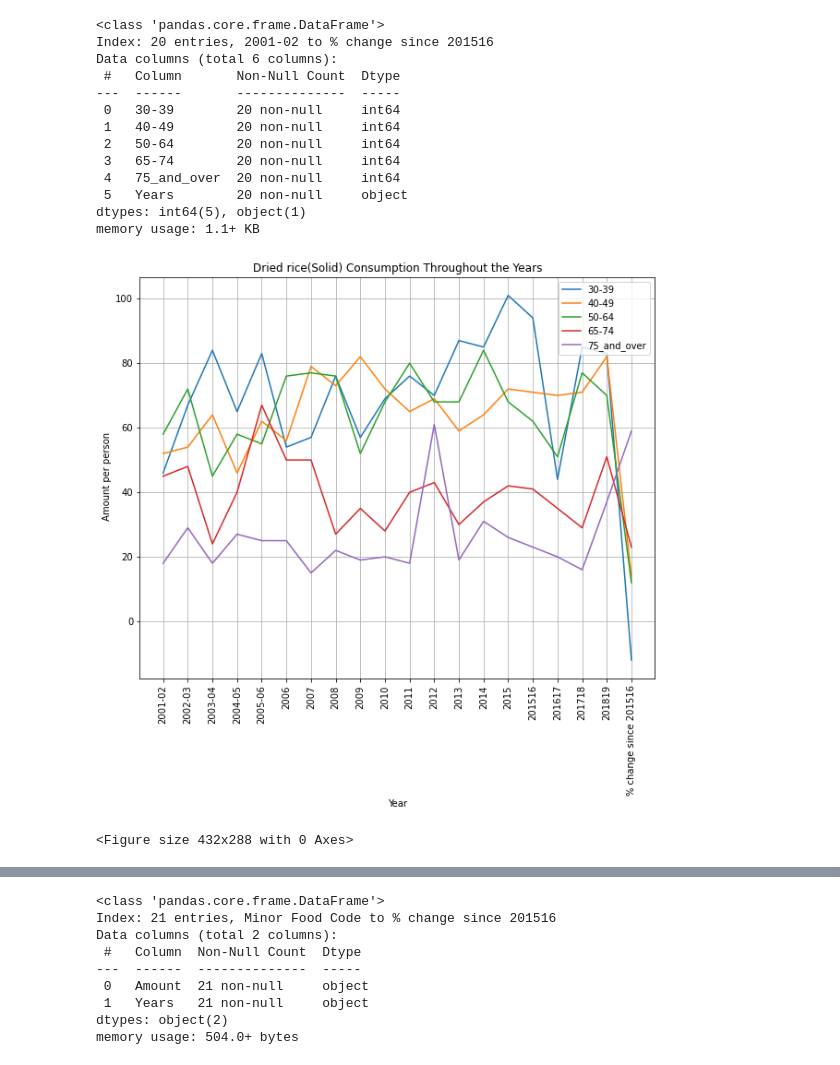
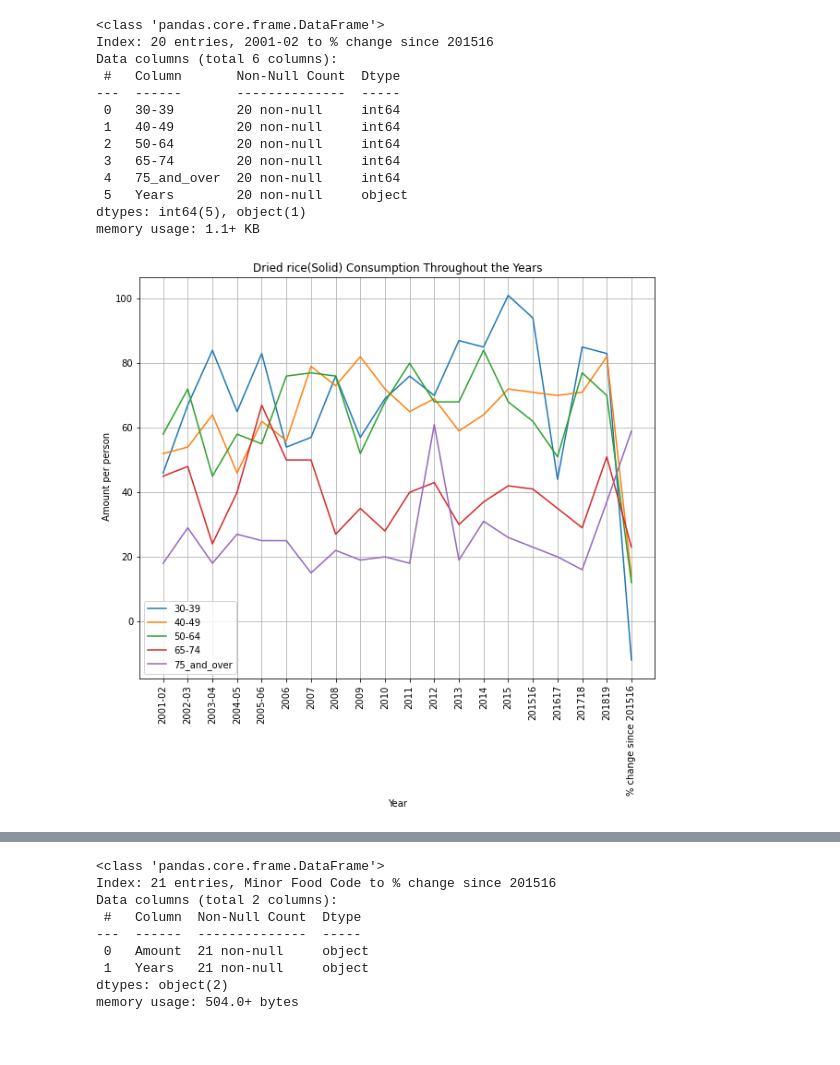
Before and after one commit to kass173/Project-1, a Jupyter notebook: main_copy.ipynb, the cells around one changed output, grey strips where cells are left out. Saved outputs shown, nothing was run; the diff lists cells and outputs as text; code cells hidden in the pictures.

```diff
--- a/main_copy.ipynb
+++ b/main_copy.ipynb
@@ -241,18 +240,17 @@ final_plot=new_data["Years"]
 # %%
 ln1,plot=plt.subplots (figsize=(10, 8))
 plt.plot(final_plot,new_data['30-39'])
 plt.plot(final_plot,new_data['40-49'])
 plt.plot(final_plot,new_data['50-64'])
 plt.plot(final_plot,new_data['65-74'])
 plt.plot(final_plot,new_data['75_and_over'])
-plt.legend (["30-39", "40-49", "50-64", "65-74", "75_and_over"], loc ="upper right")
+plt.legend (["30-39", "40-49", "50-64", "65-74", "75_and_over"], loc ="lower left")
 plt.xticks(rotation=90)
 plt.grid(True)
 plt.xlabel("Year")
 plt.ylabel(" Amount per person")
 plt.title("Dried rice(Solid) Consumption Throughout the Years")
+plt.savefig('./Resources/data_output_images/image_file2.png', dpi=80, bbox_inches='tight')
 plt.show ()
-plt.savefig('./Resources/data_output_images/image_file2.png', dpi=300, bbox_inches='tight')
 # %% [output]
-[figure, old version]
+[figure, new version]
-<Figure size 432x288 with 0 Axes>
```
Also changed, not shown: parts of 5 cells of this notebook, 5 other files.
